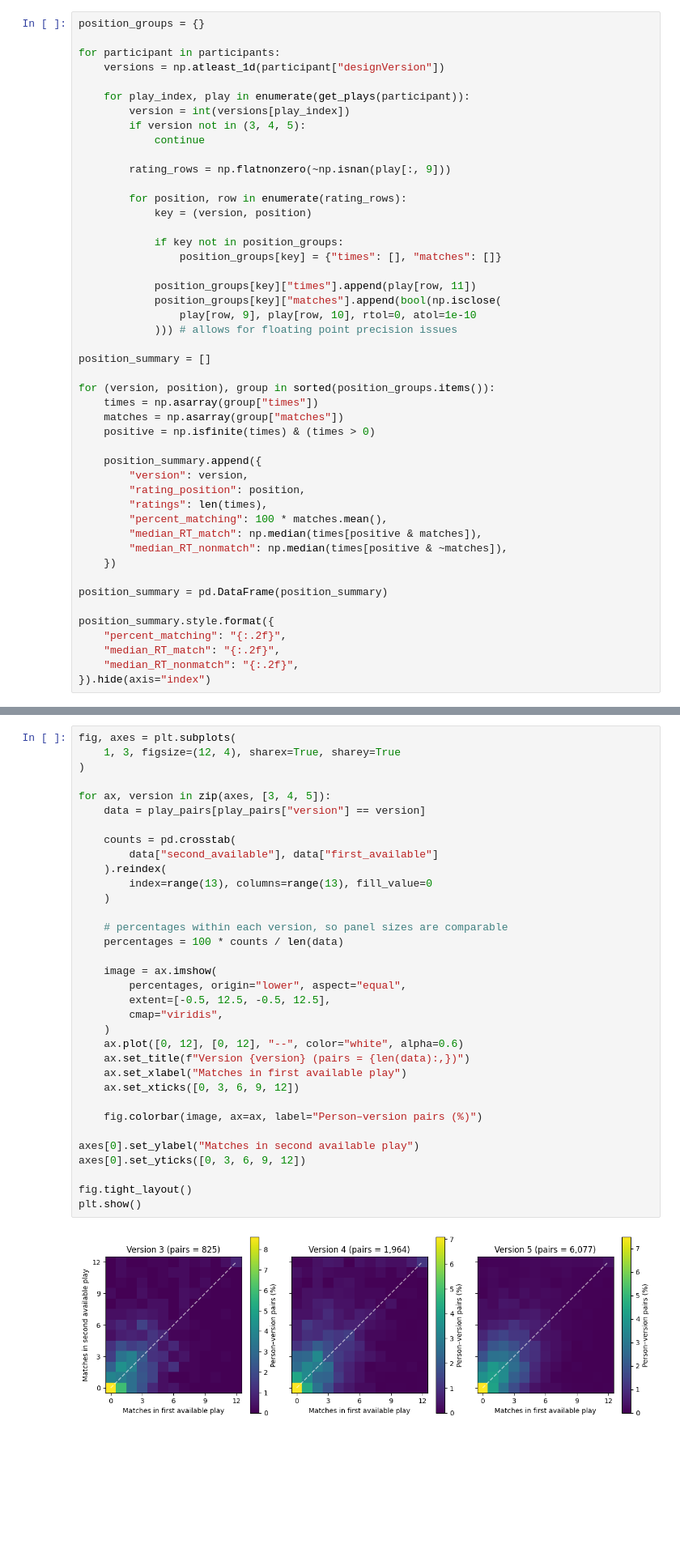
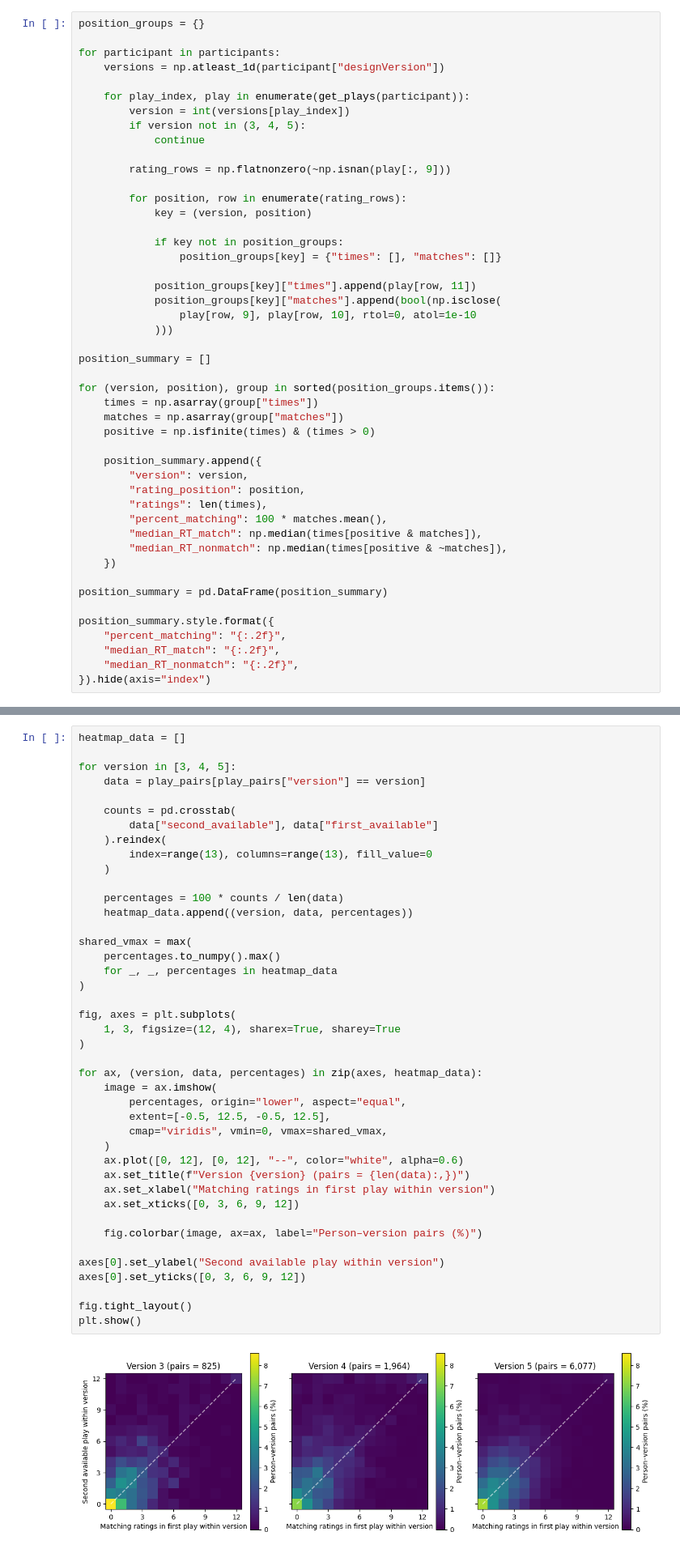
Before and after one commit to gustavbeen/mood-rpe-feasibility, a Jupyter notebook: notebooks/03_gbe_slider_measurement.ipynb, the cells around one changed output, grey strips where cells are left out. Shown at 81% size. Drawn from its saved outputs; the diff is of its cells as text; blank space fills up the shorter version.

```diff
--- a/notebooks/03_gbe_slider_measurement.ipynb
+++ b/notebooks/03_gbe_slider_measurement.ipynb
@@ -462,7 +440,7 @@ for participant in participants:
             position_groups[key]["times"].append(play[row, 11])
             position_groups[key]["matches"].append(bool(np.isclose(
                 play[row, 9], play[row, 10], rtol=0, atol=1e-10
-            ))) # allows for floating point precision issues
+            )))
 
 position_summary = []
 
@@ -819,37 +751,45 @@ Scatterplot hides overlapping pair, instead we use a count heatmap separated by
 # %%
-fig, axes = plt.subplots(
-    1, 3, figsize=(12, 4), sharex=True, sharey=True
-)
+heatmap_data = []
 
-for ax, version in zip(axes, [3, 4, 5]):
+for version in [3, 4, 5]:
     data = play_pairs[play_pairs["version"] == version]
 
     counts = pd.crosstab(
         data["second_available"], data["first_available"]
     ).reindex(
         index=range(13), columns=range(13), fill_value=0
     )
 
-    # percentages within each version, so panel sizes are comparable
     percentages = 100 * counts / len(data)
+    heatmap_data.append((version, data, percentages))
 
+shared_vmax = max(
+    percentages.to_numpy().max()
+    for _, _, percentages in heatmap_data
+)
+
+fig, axes = plt.subplots(
+    1, 3, figsize=(12, 4), sharex=True, sharey=True
+)
+
+for ax, (version, data, percentages) in zip(axes, heatmap_data):
     image = ax.imshow(
         percentages, origin="lower", aspect="equal",
         extent=[-0.5, 12.5, -0.5, 12.5],
-        cmap="viridis",
+        cmap="viridis", vmin=0, vmax=shared_vmax,
     )
     ax.plot([0, 12], [0, 12], "--", color="white", alpha=0.6)
     ax.set_title(f"Version {version} (pairs = {len(data):,})")
-    ax.set_xlabel("Matches in first available play")
+    ax.set_xlabel("Matching ratings in first play within version")
     ax.set_xticks([0, 3, 6, 9, 12])
 
     fig.colorbar(image, ax=ax, label="Person–version pairs (%)")
 
-axes[0].set_ylabel("Matches in second available play")
+axes[0].set_ylabel("Second available play within version")
 axes[0].set_yticks([0, 3, 6, 9, 12])
 
 fig.tight_layout()
 plt.show()
 # %% [output]
-[figure, old version]
+[figure, new version]
 # %% [markdown]
```
Also changed, not shown: parts of 58 cells of this notebook, 10 other files.
